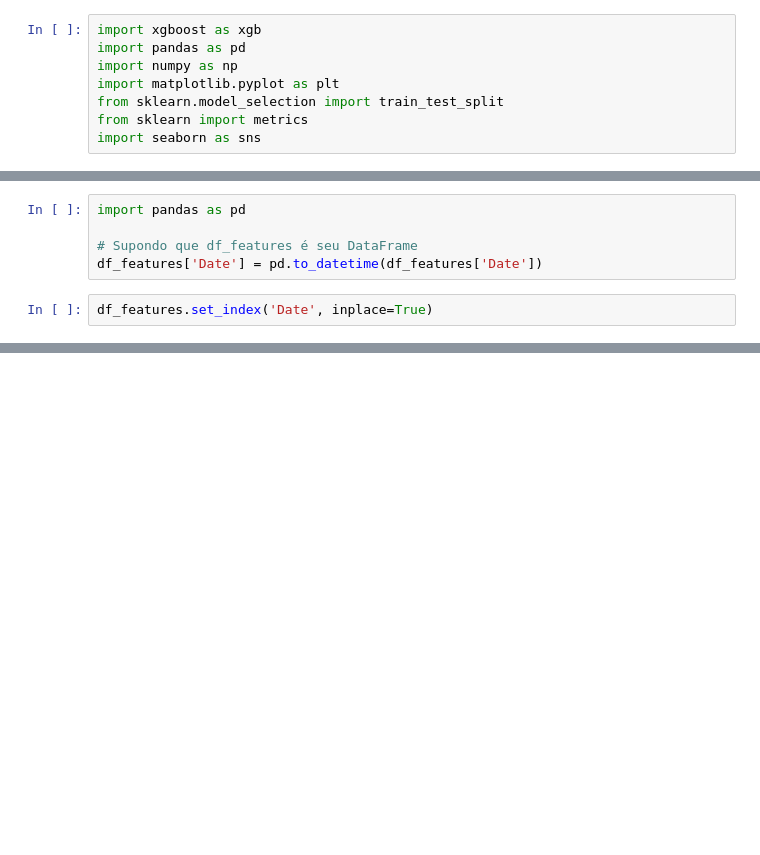
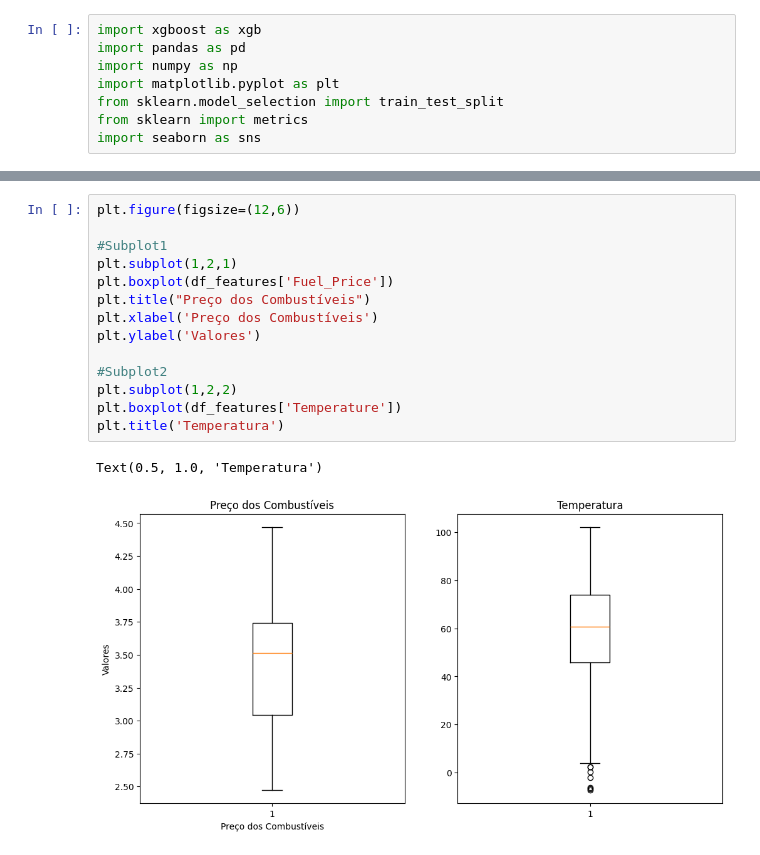
Before and after one commit to gfcampos1/Walmart-Sales-Forecast, a Jupyter notebook: xgboost-training.ipynb, the cells around one changed output, grey strips where cells are left out. Drawn from its saved outputs; the diff is of its cells as text; blank space fills up the shorter version.

Commit message:
- BoxPlot com 2 views - Isnull df_features

```diff
--- a/xgboost-training.ipynb
+++ b/xgboost-training.ipynb
@@ -126,7 +34,0 @@ plt.show()
-# %%
-import pandas as pd
-
-# Supondo que df_features é seu DataFrame
-df_features['Date'] = pd.to_datetime(df_features['Date'])
-# %%
-df_features.set_index('Date', inplace=True)
@@ -186,0 +53,17 @@ plt.show()
+# %%
+plt.figure(figsize=(12,6))
+
+#Subplot1
+plt.subplot(1,2,1)
+plt.boxplot(df_features['Fuel_Price'])
+plt.title("Preço dos Combustíveis")
+plt.xlabel('Preço dos Combustíveis')
+plt.ylabel('Valores')
+
+#Subplot2
+plt.subplot(1,2,2)
+plt.boxplot(df_features['Temperature'])
+plt.title('Temperatura')
+# %% [output]
+Text(0.5, 1.0, 'Temperatura')
+[figure, added]
```
Also changed, not shown: parts of 19 cells of this notebook.
